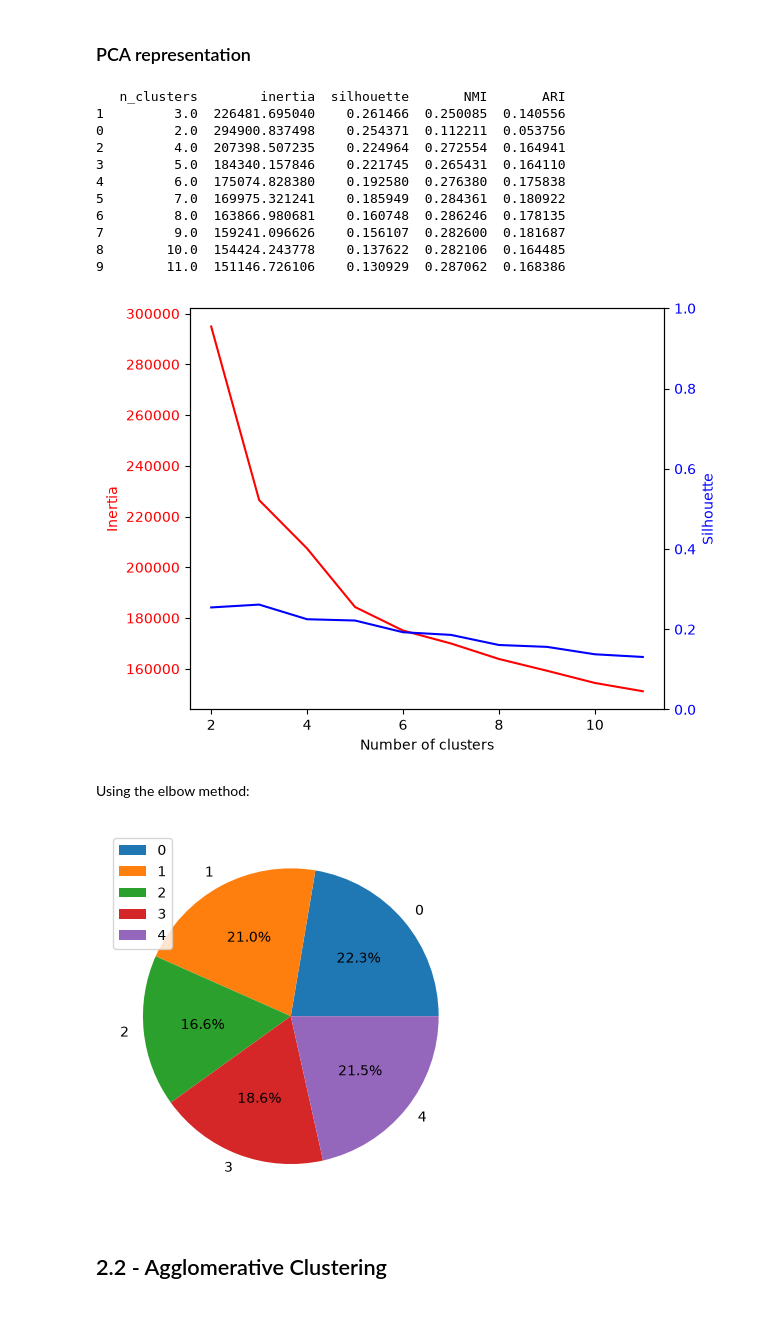
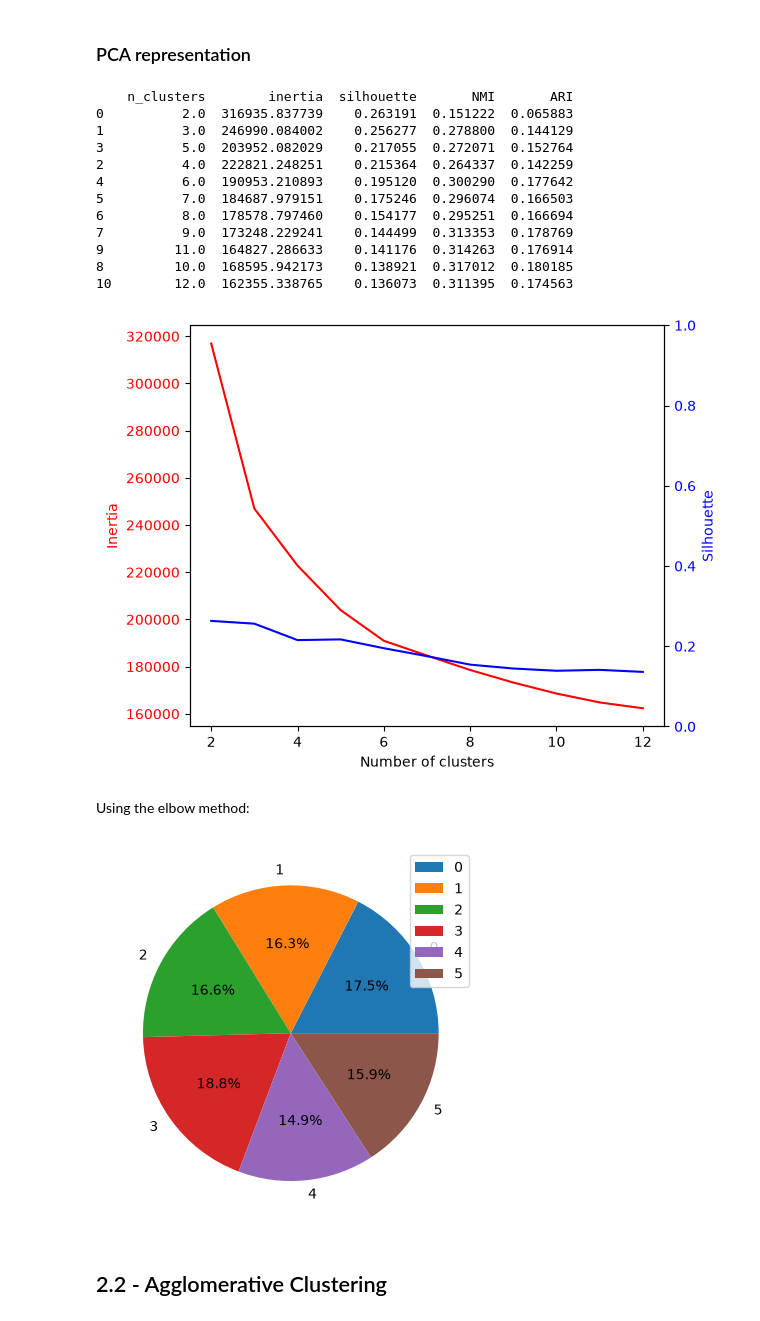
Before and after one commit to Torna99/INAF-Internship, a Jupyter notebook: notebooks/Clustering/Naive/Naive_Clustering-multi_hit.ipynb, the cells around one changed output. Cells and saved outputs as stored; diff of their text form; code cells hidden in the pictures.

```diff
--- a/notebooks/Clustering/Naive/Naive_Clustering-multi_hit.ipynb
+++ b/notebooks/Clustering/Naive/Naive_Clustering-multi_hit.ipynb
@@ -35,8 +33,8 @@ To ensure corretct reproduction:
 random_state = 42
 np.random.seed(random_state)
 # %%
-file_path = "../../../data/Background/Engineered_Datasets/"
-file_name = "multi3plus_hit_dataset.csv"
+file_path = "../../../data/Engineered_Datasets/"
+file_name = "bgtgf_ge3hit_dataset.csv"
 
 ds = pd.read_csv(file_path + file_name, header=0)
 print(f"Dataset shape perfore balancing: {ds.shape}")
@@ -280,34 +280,35 @@ for k in range(len(pg)):
     ]
 
 # full_km_df = full_km_df.sort_values(by="silhouette", ascending=False).reset_index(drop=True)
-print(pca_km_df.sort_values(by="silhouette", ascending=False).head(n=10))
+print(pca_km_df.sort_values(by="silhouette", ascending=False).head(n=15))
 
 plot_sil_inertia(pca_km_df)
 # %% [output]
-   n_clusters        inertia  silhouette       NMI       ARI
-1         3.0  226481.695040    0.261466  0.250085  0.140556
-0         2.0  294900.837498    0.254371  0.112211  0.053756
-2         4.0  207398.507235    0.224964  0.272554  0.164941
-3         5.0  184340.157846    0.221745  0.265431  0.164110
-4         6.0  175074.828380    0.192580  0.276380  0.175838
-5         7.0  169975.321241    0.185949  0.284361  0.180922
-6         8.0  163866.980681    0.160748  0.286246  0.178135
-7         9.0  159241.096626    0.156107  0.282600  0.181687
-8        10.0  154424.243778    0.137622  0.282106  0.164485
-9        11.0  151146.726106    0.130929  0.287062  0.168386
+    n_clusters        inertia  silhouette       NMI       ARI
+0          2.0  316935.837739    0.263191  0.151222  0.065883
+1          3.0  246990.084002    0.256277  0.278800  0.144129
+3          5.0  203952.082029    0.217055  0.272071  0.152764
+2          4.0  222821.248251    0.215364  0.264337  0.142259
+4          6.0  190953.210893    0.195120  0.300290  0.177642
+5          7.0  184687.979151    0.175246  0.296074  0.166503
+6          8.0  178578.797460    0.154177  0.295251  0.166694
+7          9.0  173248.229241    0.144499  0.313353  0.178769
+9         11.0  164827.286633    0.141176  0.314263  0.176914
+8         10.0  168595.942173    0.138921  0.317012  0.180185
+10        12.0  162355.338765    0.136073  0.311395  0.174563
-[figure, old version]
+[figure, new version]
 # %% [markdown]
 Using the elbow method:
 # %%
-n_clusters = 5
+n_clusters = 6
 km = KMeans(n_clusters=n_clusters, random_state=random_state)
 y_pca_km = km.fit_predict(X_pca)
 
 clust_size_pca_km = np.unique(y_pca_km,return_counts=True)
 pd.DataFrame(clust_size_pca_km[1]).plot.pie(y=0, autopct="%1.1f%%")
 plt.show()
 # %% [output]
-[figure, old version]
+[figure, new version]
 # %% [markdown]
 ## 2.2 - Agglomerative Clustering
 # %%
```
Also changed, not shown: parts of 24 cells of this notebook, 10 other files.
